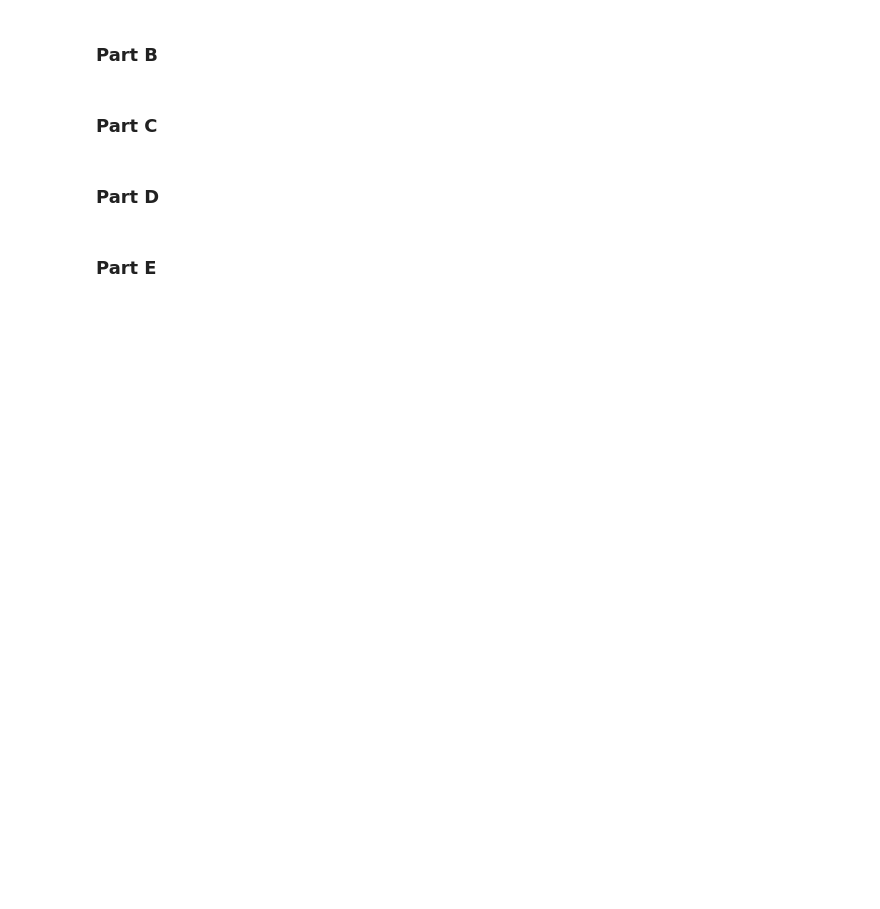
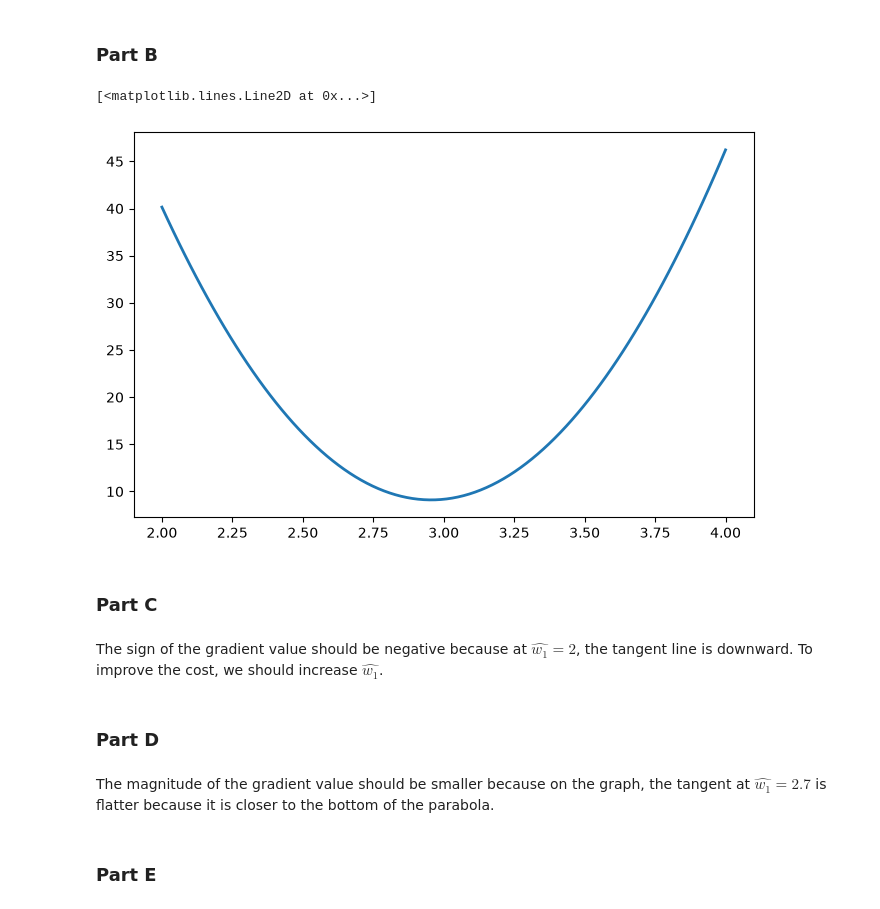
Before and after one commit to khanhdo05/Intro-to-ML, a Jupyter notebook: lab9.ipynb, the cells around one changed output. Cells and saved outputs as stored; diff of their text form; code cells hidden in the pictures; blank space fills up the shorter version.

```diff
--- a/lab9.ipynb
+++ b/lab9.ipynb
@@ -11,5 +11,18 @@ import sklearn
 import math
 # %% [markdown]
 ## Question 1
+# %%
+## Squared Error Cost for Linear Regression
+def cost_function(X, y, w):
+    n = len(y)
+    pred_y = np.dot(X,w)
+    err = y - pred_y
+    cost = (1./n)*np.dot(np.transpose(err),err)
+    return cost
+
+## Simulated Data for Question 1
+np.random.seed(0)
+x = np.linspace(-10, 10, 100)
+y = 3 * x + np.random.normal(0, 3, 100)
 # %% [markdown]
 ### Part A
@@ -16,8 +34,30 @@ import math
 # %% [markdown]
 ### Part B
+# %%
+def cost_function_modified(X, y, w):
+    n = len(y)
+    pred_y = X * w
+    err = y - pred_y
+    cost = (1./n)*np.dot(np.transpose(err),err)
+    return cost
+
+w1s = np.linspace(2, 4, 100)
+costs = []
+for w1 in w1s:
+    costs.append(cost_function_modified(x, y, w1))
+
+plt.figure(figsize=(8, 5))
+plt.plot(w1s, costs, linewidth=2)
+# %% [output]
+[<matplotlib.lines.Line2D at 0x...>]
+[figure, added]
 # %% [markdown]
 ### Part C
+# %% [markdown]
+The sign of the gradient value should be negative because at $\hat{w_1} = 2$, the tangent line is downward. To improve the cost, we should increase $\hat{w_1}$.
 # %% [markdown]
 ### Part D
+# %% [markdown]
+The magnitude of the gradient value should be smaller because on the graph, the tangent at $\hat{w_1}=2.7$ is flatter because it is closer to the bottom of the parabola.
 # %% [markdown]
 ### Part E
```
Also changed, not shown: parts of 9 cells of this notebook.
